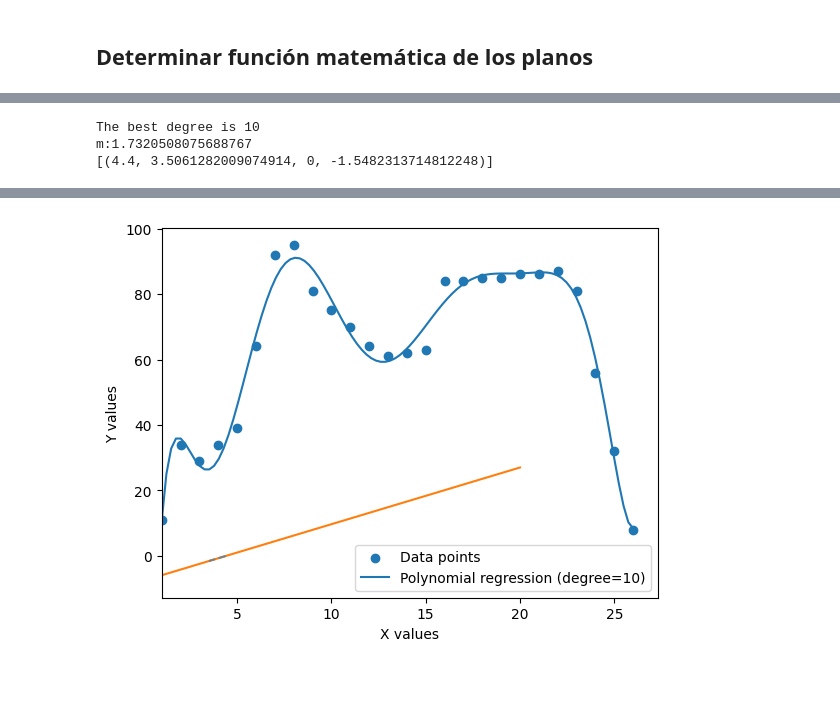
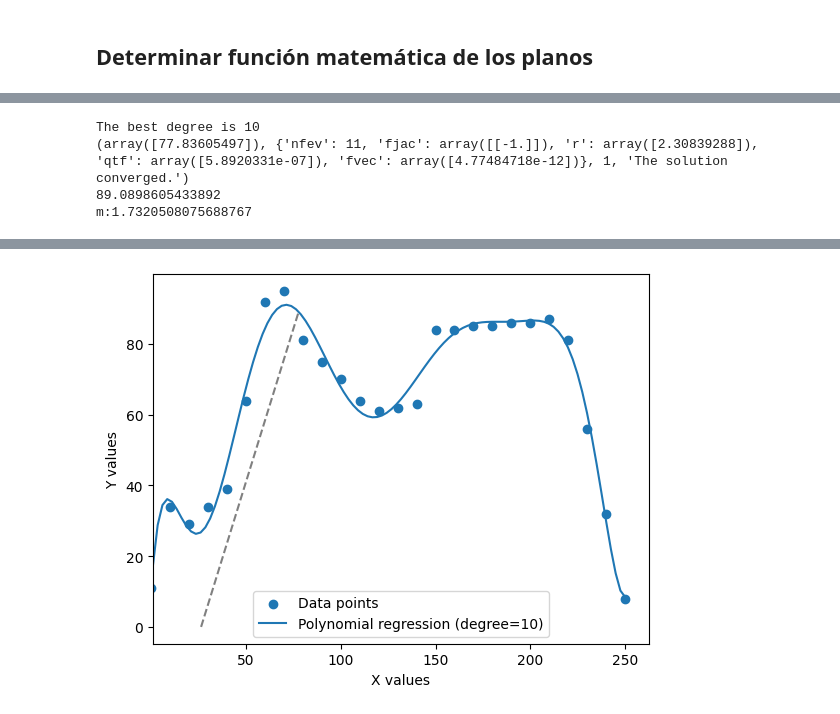
Before and after one commit to erjuran/efficient-warehouse, a Jupyter notebook: data_analysis/planeFunctions.ipynb, the cells around one changed output, grey strips where cells are left out. Drawn from its saved outputs; the diff is of its cells as text; code cells hidden in the pictures; blank space fills up the shorter version.

```diff
--- a/data_analysis/planeFunctions.ipynb
+++ b/data_analysis/planeFunctions.ipynb
@@ -109,6 +182,0 @@ for w in ws_by_plane:
-# %%
-# Get the models for every place
-models = {}
-for place in ws:
-    y = ws[place]['LONGITUD']
-    models[place] = BestFunc(y=y,title=place)
@@ -148,7 +205,7 @@ class PolyRegressor(BaseEstimator, RegressorMixin):
 y = np.array([11, 34, 29, 34, 39, 64, 92, 95, 81, 75, 70, 64, 61, 62, 63, 84, 84, 85, 85, 86, 86, 87, 81, 56, 32, 8])
 
 # Create x as a range of integers from 1 to 26
-x = np.arange(1, 27)
+x = np.arange(len(y))*10
 
 # Set the maximum degree of the polynomial
 max_degree = 10
@@ -239,7 +296,7 @@ class PolyRegressor(BaseEstimator, RegressorMixin):
 y = np.array([11, 34, 29, 34, 39, 64, 92, 95, 81, 75, 70, 64, 61, 62, 63, 84, 84, 85, 85, 86, 86, 87, 81, 56, 32, 8])
 
 # Create x as a range of integers from 1 to 26
-x = np.arange(1, 27)
+x = np.arange(len(y))*10
 
 # Set the maximum degree of the polynomial
 max_degree = 10
@@ -283,12 +340,12 @@ plt.xlabel('X values')
 plt.ylabel('Y values')
 
 # Generate x-values to plot the vertical lines
-x_vertical = np.arange(0, x[-1]+4.4, 4.4)
+x_vertical = np.arange(-4.4, x[-1]+4.4, 4.4)
 poly_func = model.predict
 
 theta = np.deg2rad(60)
 m = np.tan(theta)
-x0 = x_vertical[1]
+x0 = x_vertical[7]
 y0 = 0
 line_func = lambda x: m*(x-x0) + y0
 
@@ -298,34 +355,18 @@ def intersection_func(x):
     return poly_func(x) - line_func(x)
 
 
-x_intersect = fsolve(intersection_func, x0=x0)[0]
-y_intersect = line_func(x_intersect)
+x_intersect = fsolve(intersection_func, x0=x0, full_output=True)
+y_intersect = line_func(x_intersect[0][0])
 
-#print(x_intersect)
-#print(y_intersect)
+print(x_intersect)
+print(y_intersect)
 print(f'm:{m}')
 
 
-intersection_points.append((x0,x_intersect,y0, y_intersect))
-
-
-x_line = np.linspace(0, 20, 100)
-y_line = m*(x_line - x0) + y0  # Ecuación de la recta
-
-plt.plot(x_line, y_line)
-
-
-# Find the intersection points between the vertical lines and the polynomial regression line
-# intersection_points = []
-# for i in range(len(x_vertical)):
-#     x_i = x_vertical[i]
-#     y_i = 0
-#     y_poly = model.predict(np.array([[x_i]])).item()
-#     if y_i <= y_poly:
-#         intersection_points.append((x_i, y_poly))
+intersection_points.append((x0, x_intersect[0][0], y0, y_intersect))
 
 # Plot the vertical lines and intersection points
-print(intersection_points)
+#print(intersection_points)
 for point in intersection_points:
     x_coords = [point[0], point[1]]
     y_coords = [point[2], point[3]]
@@ -338,5 +379,6 @@ plt.xlim(left=min(x_values))
 plt.show()
 # %% [output]
 The best degree is 10
+(array([77.83605497]), {'nfev': 11, 'fjac': array([[-1.]]), 'r': array([2.30839288]), 'qtf': array([5.8920331e-07]), 'fvec': array([4.77484718e-12])}, 1, 'The solution converged.')
+89.0898605433892
 m:1.7320508075688767
-[(4.4, 3.5061282009074914, 0, -1.5482313714812248)]
@@ -344 +385 @@ m:1.7320508075688767
-[figure, old version]
+[figure, new version]
```
Also changed, not shown: parts of 8 cells of this notebook, 20 other files.
